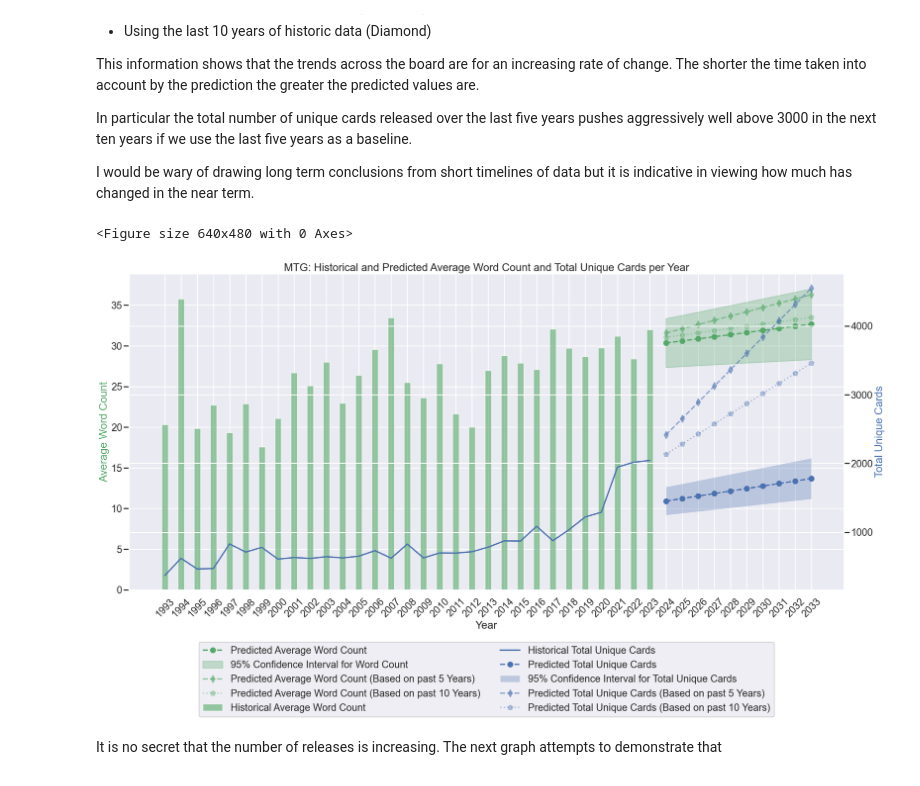
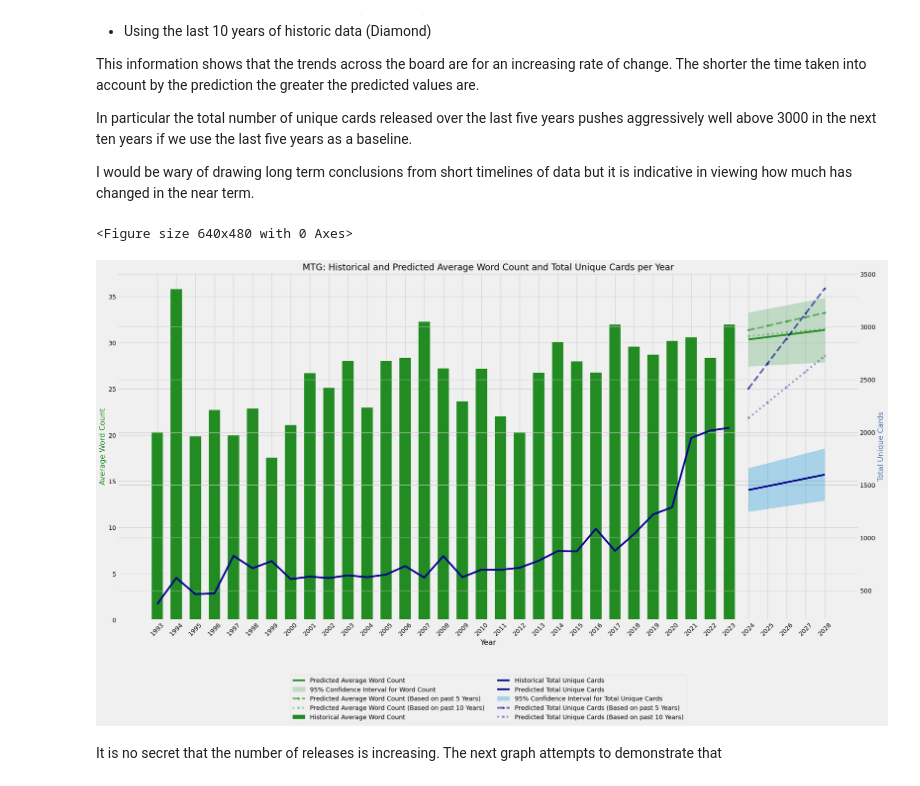
Before and after one commit to LondonBrit/mtg_data_analysis, a Jupyter notebook: Complete Analysis.ipynb, the cells around one changed output. Cells and saved outputs as stored; diff of their text form; code cells hidden in the pictures.

```diff
--- a/Complete Analysis.ipynb
+++ b/Complete Analysis.ipynb
@@ -282,6 +291,9 @@ def predict_last_n_years(data, last_n_years, num_years_ahead):
     return predict_years, predicted_mean, predicted_intervals, model
 
 # Fit OLS regression models for each dataset
+# Number of years to predict into the future
+num_years_ahead = 5
+
 
 # For average word count data
 x_wc = sm.add_constant(avg_word_count_per_year.index)  # x with constant for word count model
@@ -292,8 +304,8 @@ x_uc = sm.add_constant(total_unique_cards_yearly['year'])  # x with constant for
 model_uc = sm.OLS(total_unique_cards_yearly['total_unique_cards'], x_uc).fit()
 
 # Make predictions for the next ten years
-predict_years_wc = np.arange(avg_word_count_per_year.index[-1] + 1, avg_word_count_per_year.index[-1] + 11)
-predict_years_uc = np.arange(total_unique_cards_yearly['year'].iloc[-1] + 1, total_unique_cards_yearly['year'].iloc[-1] + 11)
+predict_years_wc = np.arange(avg_word_count_per_year.index[-1] + 1, avg_word_count_per_year.index[-1] + num_years_ahead + 1)
+predict_years_uc = np.arange(total_unique_cards_yearly['year'].iloc[-1] + 1, total_unique_cards_yearly['year'].iloc[-1] + num_years_ahead + 1)
 
 # Prepare the prediction data frames with constants added
 x_future_wc = sm.add_constant(predict_years_wc)
@@ -309,7 +321,6 @@ predicted_mean_uc = prediction_uc.predicted_mean
 predicted_intervals_uc = prediction_uc.conf_int(alpha=0.05)  # 95% confidence intervals for unique cards
 
 # Predictions based on the last 5 and 10 years
-num_years_ahead = 10  # Number of years to predict into the future
 
 # For average word count predictions
 predict_years_5_wc, predicted_mean_5_wc, predicted_intervals_5_wc, model_5_wc = predict_last_n_years(
@@ -334,7 +345,8 @@ predict_years_10_uc, predicted_mean_10_uc, predicted_intervals_10_uc, model_10_u
 plt.close('all')
 plt.clf()
 fig, ax1 = plt.subplots(figsize=(25, 15))
-
+# Use a style sheet
+style.use('fivethirtyeight')
 # Define ax2 with a shared x-axis and independent y-axis
 ax2 = ax1.twinx()
 
@@ -343,65 +355,75 @@ all_years_alpha = 1
 five_years_alpha = 0.6
 ten_years_alpha = 0.4
 
+
+all_years_mark = "."
+five_years_mark = "*"
+ten_years_mark = "x"
+
+all_years_line = '-'
+five_years_line = '--'
+ten_years_line = ':'
+
 # Plot historical average word count data and add labels
-bars = ax1.bar(avg_word_count_per_year.index, avg_word_count_per_year.values, color='g', alpha=0.6, width=0.4, label='Historical Average Word Count')
+bars = ax1.bar(avg_word_count_per_year.index, avg_word_count_per_year.values, color='ForestGreen', alpha=1, width=0.6, label='Historical Average Word Count')
 
 # Plot future predictions for average word count with confidence intervals and add labels
-ax1.plot(predict_years_wc, predicted_mean_wc, 'go--', label='Predicted Average Word Count', alpha=all_years_alpha)
-ax1.fill_between(predict_years_wc, predicted_intervals_wc[:, 0], predicted_intervals_wc[:, 1],color='g', alpha=0.3, label='95% Confidence Interval for Word Count')
+ax1.plot(predict_years_wc, predicted_mean_wc, color='forestgreen', label='Predicted Average Word Count', alpha=all_years_alpha)
+ax1.fill_between(predict_years_wc, predicted_intervals_wc[:, 0], predicted_intervals_wc[:, 1],color='g',alpha=0.3, label='95% Confidence Interval for Word Count')
 
 #Plot future predictions for average word count 5 years ahead with confidence intervals and add labels
-ax1.plot(predict_years_5_wc, predicted_mean_5_wc, 'gd--', label='Predicted Average Word Count (Based on past 5 Years)', alpha=five_years_alpha)
+ax1.plot(predict_years_5_wc, predicted_mean_5_wc, label='Predicted Average Word Count (Based on past 5 Years)',color='forestgreen',linestyle=five_years_line,marker=five_years_mark, alpha=five_years_alpha)
 #ax1.fill_between(predict_years_5_wc, predicted_intervals_5_wc[:, 0], predicted_intervals_5_wc[:, 1], color='g', alpha=0.1, label='95% Confidence Interval for Word Count (5 Years)')
 
 #Plot future predictions for average word count 10 years ahead with confidence intervals and add labels
-ax1.plot(predict_years_10_wc, predicted_mean_10_wc, 'gp:', label='Predicted Average Word Count (Based on past 10 Years)', alpha=ten_years_alpha)
+ax1.plot(predict_years_10_wc, predicted_mean_10_wc,color='forestgreen',linestyle=ten_years_line,marker=ten_years_mark, label='Predicted Average Word Count (Based on past 10 Years)', alpha=ten_years_alpha)
 #ax1.fill_between(predict_years_10_wc, predicted_intervals_10_wc[:, 0], predicted_intervals_10_wc[:, 1], color='g', alpha=0.05, label='95% Confidence Interval for Word Count (10 Years)')
 
 # Plot historical total unique cards data and add labels
-ax2.plot(total_unique_cards_yearly['year'], total_unique_cards_yearly['total_unique_cards'], 'b-', label='Historical Total Unique Cards')
+ax2.plot(total_unique_cards_yearly['year'], total_unique_cards_yearly['total_unique_cards'], color='darkblue', label='Historical Total Unique Cards')
 
 # Plotting future predictions for total unique cards
-ax2.plot(predict_years_uc, predicted_mean_uc, 'bo--', label='Predicted Total Unique Cards', zorder=5, alpha=all_years_alpha)
+ax2.plot(predict_years_uc, predicted_mean_uc, color='darkblue', label='Predicted Total Unique Cards', zorder=5, alpha=all_years_alpha)
 ax2.fill_between(predict_years_uc, predicted_intervals_uc[:, 0], predicted_intervals_uc[:, 1], alpha=0.3, label='95% Confidence Interval for Total Unique Cards')
 
 # Plot future predictions for total unique cards 5 years ahead with confidence intervals and add labels
-ax2.plot(predict_years_5_uc, predicted_mean_5_uc, 'bd--', label='Predicted Total Unique Cards (Based on past 5 Years)',  alpha=five_years_alpha)
+ax2.plot(predict_years_5_uc, predicted_mean_5_uc, label='Predicted Total Unique Cards (Based on past 5 Years)', color='darkblue',linestyle=five_years_line,marker=five_years_mark,  alpha=five_years_alpha)
 #ax2.fill_between(predict_years_5_uc, predicted_intervals_5_uc[:, 0], predicted_intervals_5_uc[:, 1], color='b', alpha=0.1, label='95% Confidence Interval for Total Unique Cards (5 Years)')
 
 # Plot future predictions for total unique cards 10 years ahead with confidence intervals and add labels
-ax2.plot(predict_years_10_uc, predicted_mean_10_uc, 'bp:', label='Predicted Total Unique Cards (Based on past 10 Years)',  alpha=ten_years_alpha)
+ax2.plot(predict_years_10_uc, predicted_mean_10_uc, label='Predicted Total Unique Cards (Based on past 10 Years)', color='darkblue',linestyle=ten_years_line,marker=ten_years_mark, alpha=ten_years_alpha)
 #ax2.fill_between(predict_years_10_uc, predicted_intervals_10_uc[:, 0], predicted_intervals_10_uc[:, 1], color='b', alpha=0.05, label='95% Confidence Interval for Total Unique Cards (10 Years)')
+
 
 # Set the labels and title
 ax1.set_xlabel('Year')
-ax1.set_ylabel('Average Word Count', color='g')
+ax1.set_ylabel('Average Word Count', color='forestgreen')
 ax2.set_ylabel('Total Unique Cards', color='b')
 ax1.set_title('MTG: Historical and Predicted Average Word Count and Total Unique Cards per Year')
 
 # Adjust ticks and labels on x-axis to include all years
 all_years = np.concatenate((avg_word_count_per_year.index, predict_years_wc))
 ax1.set_xticks(all_years)
 ax1.set_xticklabels([str(year) for year in all_years], rotation=45)
 
 # Combine legends from both axes into one
 lines, labels = ax1.get_legend_handles_labels()
 lines2, labels2 = ax2.get_legend_handles_labels()
 
 # Customizing legend placement to be under the x-axis
 ax1.legend(lines + lines2, labels + labels2, loc='upper center', bbox_to_anchor=(0.5, -0.15), ncol=2)
 
 # Make sure everything fits without overlapping
 plt.tight_layout()
 
 # Display the plot
 plt.show()
 
 # Close the plot explicitly to avoid resource warnings
 plt.close(fig)
 # %% [output]
 <Figure size 640x480 with 0 Axes>
-[figure, old version]
+[figure, new version]
 # %% [markdown]
 It is no secret that the number of releases is increasing. The next graph attempts to demonstrate that
 # %%
```
Also changed, not shown: parts of 13 cells of this notebook, 1 other file.
